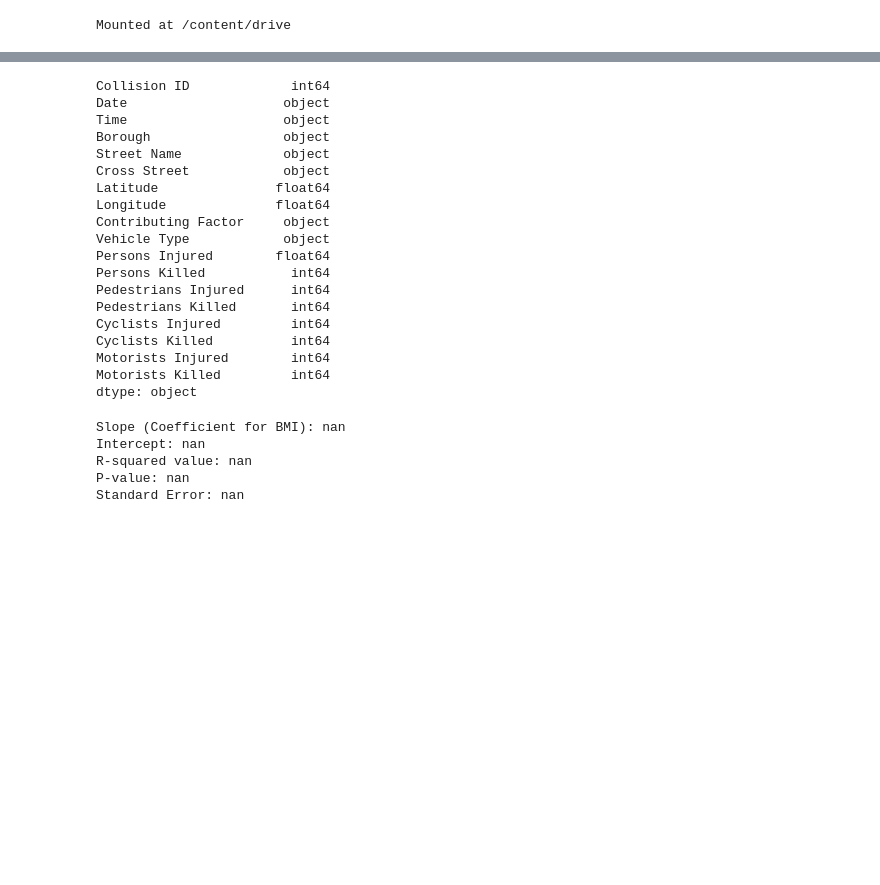
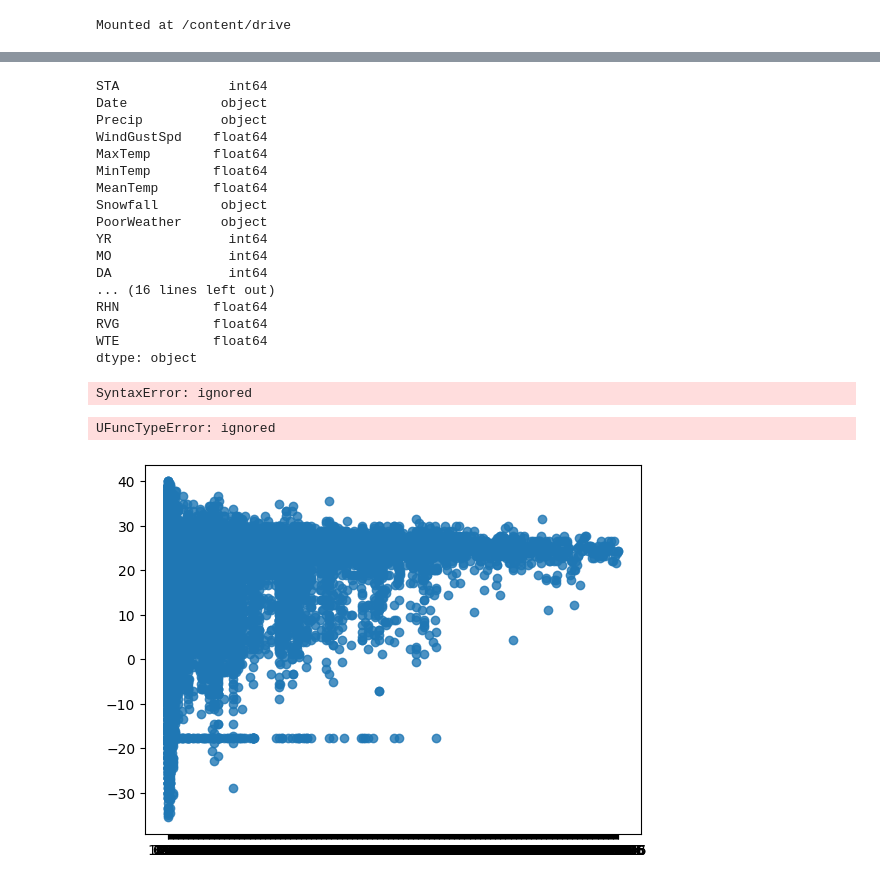
Before and after one commit to ArtisticWenny/datasci_6_regression, a Jupyter notebook: datasci_6_regression.ipynb, the cells around one changed output, grey strips where cells are left out. Drawn from its saved outputs; the diff is of its cells as text; code cells hidden in the pictures; blank space fills up the shorter version.

```diff
--- a/datasci_6_regression.ipynb
+++ b/datasci_6_regression.ipynb
@@ -19,10 +19,8 @@ drive.mount('/content/drive')
 # %% [output]
 Mounted at /content/drive
 # %%
-import pandas as pd
+csv_file_path = ['/content/drive/MyDrive/Summary of Weather.csv']
 
-csv_file_path = ['/content/drive/MyDrive/NYC_Collisions.csv']
-
-df = pd.read_csv('/content/drive/MyDrive/NYC_Collisions.csv')
+df = pd.read_csv('/content/drive/MyDrive/Summary of Weather.csv')
 
 print(df.head)
@@ -38,36 +83,20 @@ Index(['Collision ID', 'Date', 'Time', 'Borough', 'Street Name',
 # %%
 df.dtypes
 # %% [output]
-Collision ID             int64
-Date                    object
-Time                    object
-Borough                 object
-Street Name             object
-Cross Street            object
-Latitude               float64
-Longitude              float64
-Contributing Factor     object
-Vehicle Type            object
-Persons Injured        float64
-Persons Killed           int64
-Pedestrians Injured      int64
-Pedestrians Killed       int64
-Cyclists Injured         int64
-Cyclists Killed          int64
-Motorists Injured        int64
-Motorists Killed         int64
+STA              int64
+Date            object
+Precip          object
+WindGustSpd    float64
+MaxTemp        float64
+MinTemp        float64
+MeanTemp       float64
+Snowfall        object
+PoorWeather     object
+YR               int64
+MO               int64
+DA               int64
+... (16 lines left out)
+RHN            float64
+RVG            float64
+WTE            float64
 dtype: object
-# %%
-slope, intercept, r_value, p_value, std_err = stats.linregress(df['Persons Injured'], df['Persons Injured'])
-
-print(f"Slope (Coefficient for BMI): {slope:.2f}")
-print(f"Intercept: {intercept:.2f}")
-print(f"R-squared value: {r_value**2:.2f}")
-print(f"P-value: {p_value:.5f}")
-print(f"Standard Error: {std_err:.5f}")
-# %% [output]
-Slope (Coefficient for BMI): nan
-Intercept: nan
-R-squared value: nan
-P-value: nan
-Standard Error: nan
@@ -81,0 +105,12 @@ plt.show()
+# %%
+ Fit the regression model
+# thalach = independent variable(x); chol = dependent variable (y)
+X = sm.add_constant(df['Precip'])  # Adds a constant term to the predictor
+model = sm.OLS(df['MeanTemp'], X).fit()
+# %% [output]
+SyntaxError: ignored
+# %%
+sns.regplot(data=df, x='Precip', y='MeanTemp')
+# %% [output]
+UFuncTypeError: ignored
+[figure, added]
```
Also changed, not shown: parts of 8 cells of this notebook.
